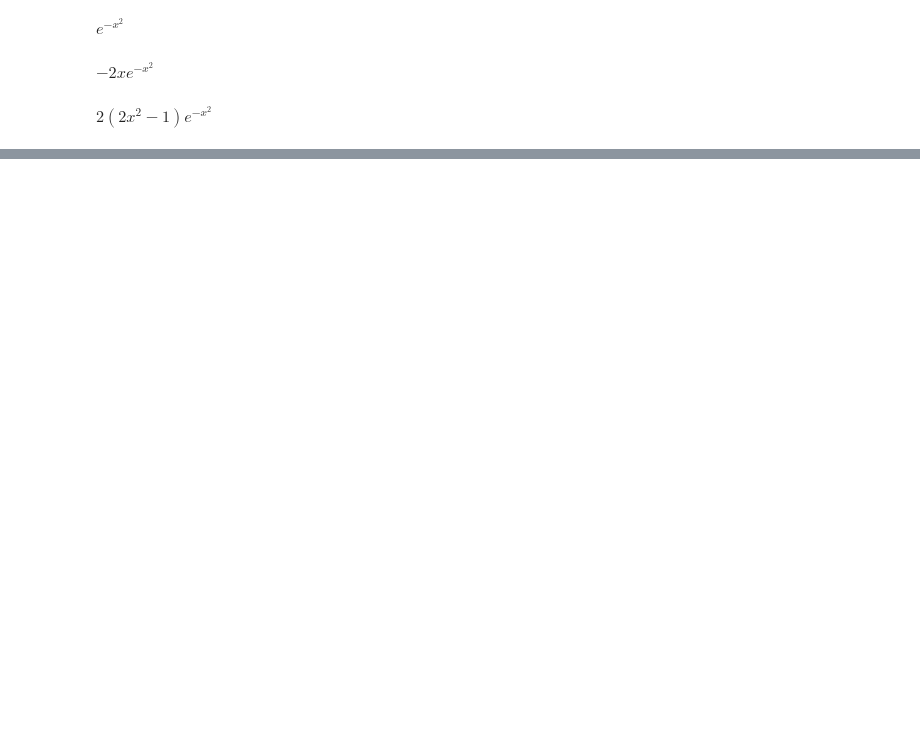
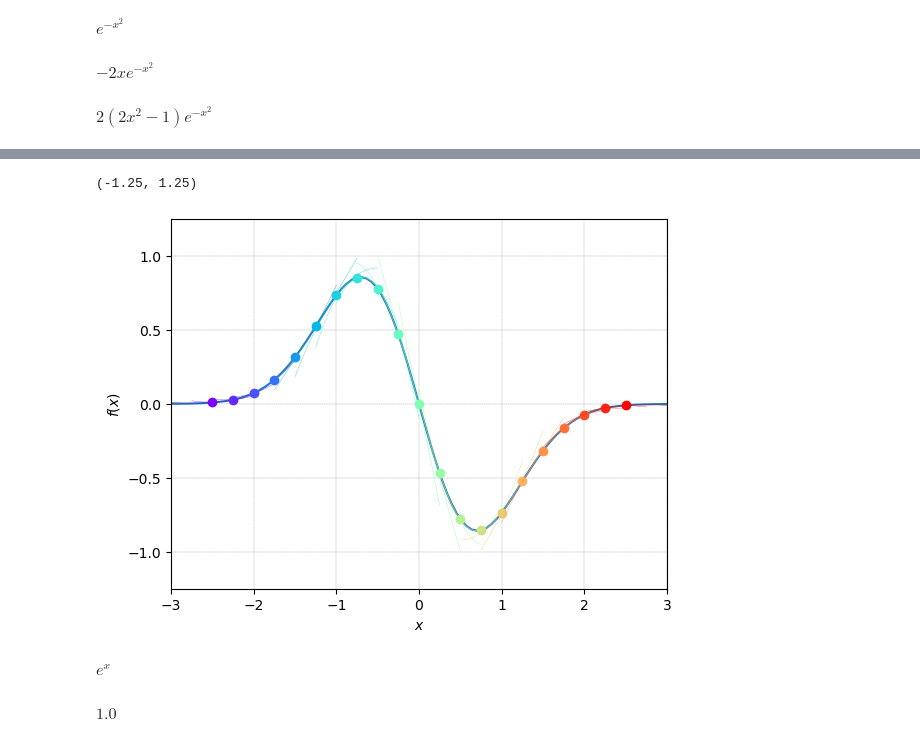
Before and after one commit to Arch-jyh/iris_books, a Jupyter notebook: book3/17.ipynb, the cells around one changed output, grey strips where cells are left out. Cells and saved outputs as stored; diff of their text form; code cells hidden in the pictures; blank space fills up the shorter version.

```diff
--- a/book3/17.ipynb
+++ b/book3/17.ipynb
@@ -45,0 +68,5 @@ Text(0, 0.5, '$\\it{f}(\\it{x})$')
+# %%
+f_x_1_diff_fcn_new = lambdify(x,f_x_1_diff_new)
+f_x_1_diff_array_new = f_x_1_diff_fcn_new(x_array)
+# %%
+colors = plt.cm.rainbow(np.linspace(0,1,len(x_0_array)))
@@ -45,0 +87,29 @@ Text(0, 0.5, '$\\it{f}(\\it{x})$')
+# %%
+fig,ax = plt.subplots()
+
+ax.plot(x_array,f_x_1_diff_array_new,linewidth = 1.5)
+ax.set_xlabel(r'$\it{x}$')
+ax.set_ylabel(r'$\it{f}(\it{x})$')
+
+for i in np.arange(len(x_0_array)):
+    color = colors[i,:]#colors来自于色带,但colors是具体的几个颜色
+    x_0 = x_0_array[i]
+    y_0 = f_x_1_diff_new.evalf(subs = {x:x_0})#方法不需要事先导入
+    x_t_array = np.linspace(x_0 - 0.5,x_0 + 0.5,50) #定义近似区间范围
+
+    b = f_x_1_diff.evalf(subs = {x:x_0})#subs后的语法: 先是变量名,后是数值
+    a = f_x_2_diff.evalf(subs = {x:x_0})
+
+    second_order_f = a/2 * (x - x_0)**2 + b * (x - x_0) + y_0
+    second_order_f_fcn = lambdify(x,second_order_f)
+    second_order_f_array = second_order_f_fcn(x_t_array)
+
+    ax.plot(x_t_array,second_order_f_array,linewidth = 0.25,color = color)
+    ax.plot(x_0,y_0,marker = '.',color = color,markersize = 12)
+
+ax.grid(linestyle='--', linewidth=0.25, color=[0.5, 0.5, 0.5])  # 添加网格
+ax.set_xlim((x_array.min(), x_array.max()))  # 设置x轴范围
+ax.set_ylim(-1.25, 1.25)  # 设置y轴范围
+# %% [output]
+(-1.25, 1.25)
+[figure, added]
@@ -45,0 +122,5 @@ Text(0, 0.5, '$\\it{f}(\\it{x})$')
+# %%
+f_x = exp(x)
+f_x
+# %% [output]
+$\displaystyle e^{x}$
@@ -45,0 +130,5 @@ Text(0, 0.5, '$\\it{f}(\\it{x})$')
+# %%
+y_0 = f_x.evalf(subs = {x:x_0})
+y_0 #符号形式的值
+# %% [output]
+$\displaystyle 1.0$
```
Also changed, not shown: parts of 11 cells of this notebook, 4 other files.
